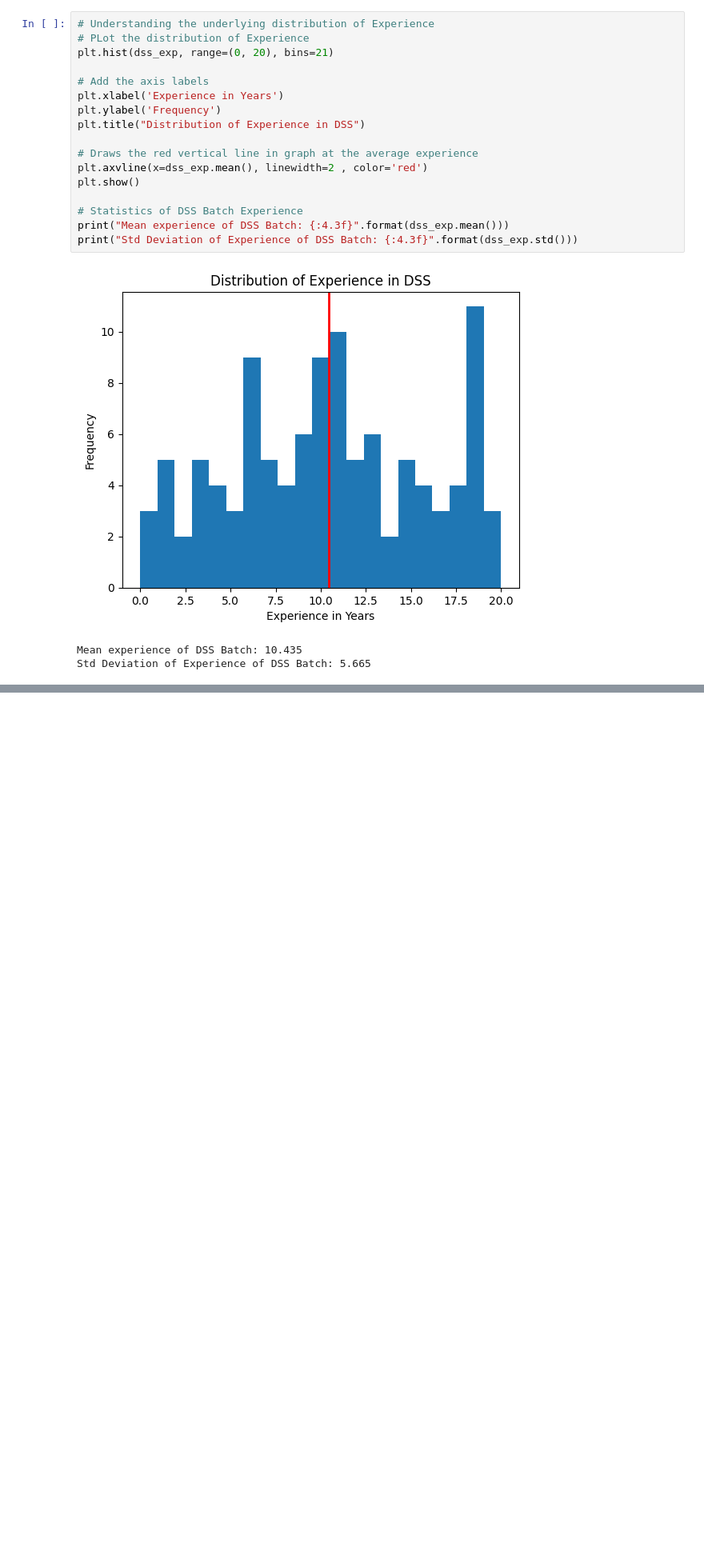
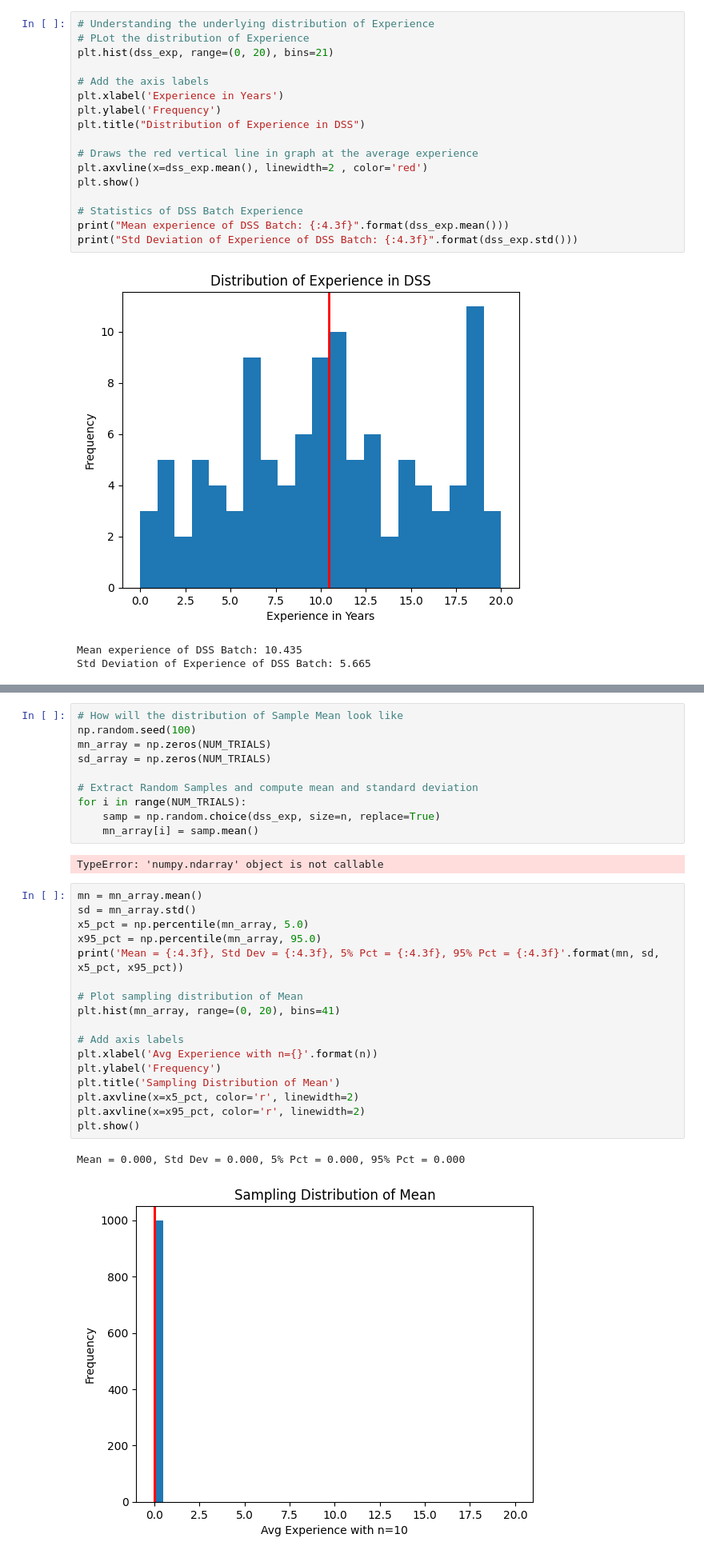
Before and after one commit to KennedyMungai/DataScience_Intro, a Jupyter notebook: intro.ipynb, the cells around one changed output, grey strips where cells are left out. Shown at 80% size. Cells and saved outputs as stored; diff of their text form; blank space fills up the shorter version.

```diff
--- a/intro.ipynb
+++ b/intro.ipynb
@@ -677,0 +678,32 @@ Sample values:  [19 15 10 15 13 13  2 17 11  1]
+# %%
+# How will the distribution of Sample Mean look like
+np.random.seed(100)
+mn_array = np.zeros(NUM_TRIALS)
+sd_array = np.zeros(NUM_TRIALS)
+
+# Extract Random Samples and compute mean and standard deviation
+for i in range(NUM_TRIALS):
+    samp = np.random.choice(dss_exp, size=n, replace=True)
+    mn_array[i] = samp.mean()
+# %% [output]
+TypeError: 'numpy.ndarray' object is not callable
+# %%
+mn = mn_array.mean()
+sd = mn_array.std()
+x5_pct = np.percentile(mn_array, 5.0)
+x95_pct = np.percentile(mn_array, 95.0)
+print('Mean = {:4.3f}, Std Dev = {:4.3f}, 5% Pct = {:4.3f}, 95% Pct = {:4.3f}'.format(mn, sd, x5_pct, x95_pct))
+
+# Plot sampling distribution of Mean
+plt.hist(mn_array, range=(0, 20), bins=41)
+
+# Add axis labels
+plt.xlabel('Avg Experience with n={}'.format(n))
+plt.ylabel('Frequency')
+plt.title('Sampling Distribution of Mean')
+plt.axvline(x=x5_pct, color='r', linewidth=2)
+plt.axvline(x=x95_pct, color='r', linewidth=2)
+plt.show()
+# %% [output]
+Mean = 0.000, Std Dev = 0.000, 5% Pct = 0.000, 95% Pct = 0.000
+[figure, added]
```
Also changed, not shown: parts of 1 cell of this notebook.
